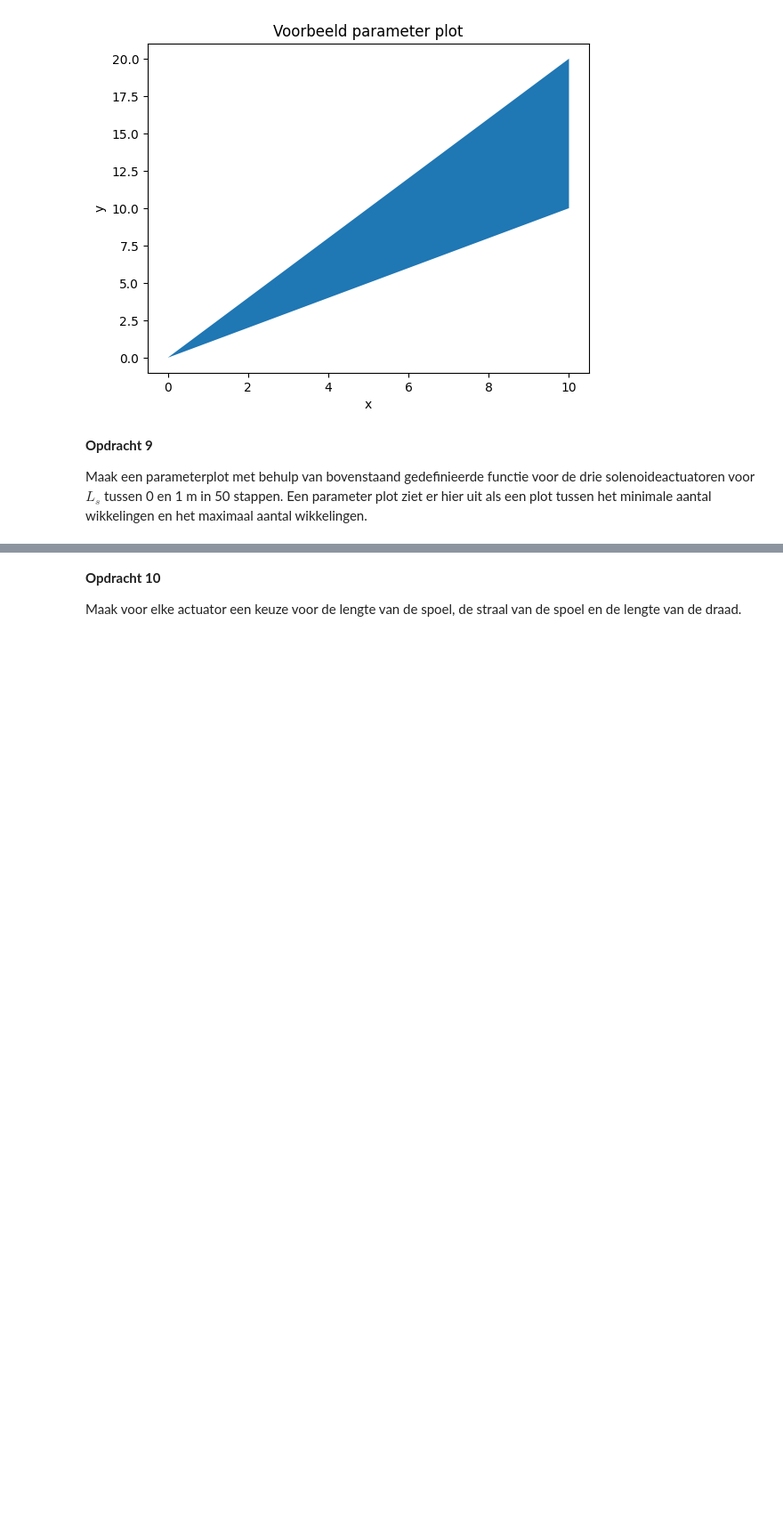
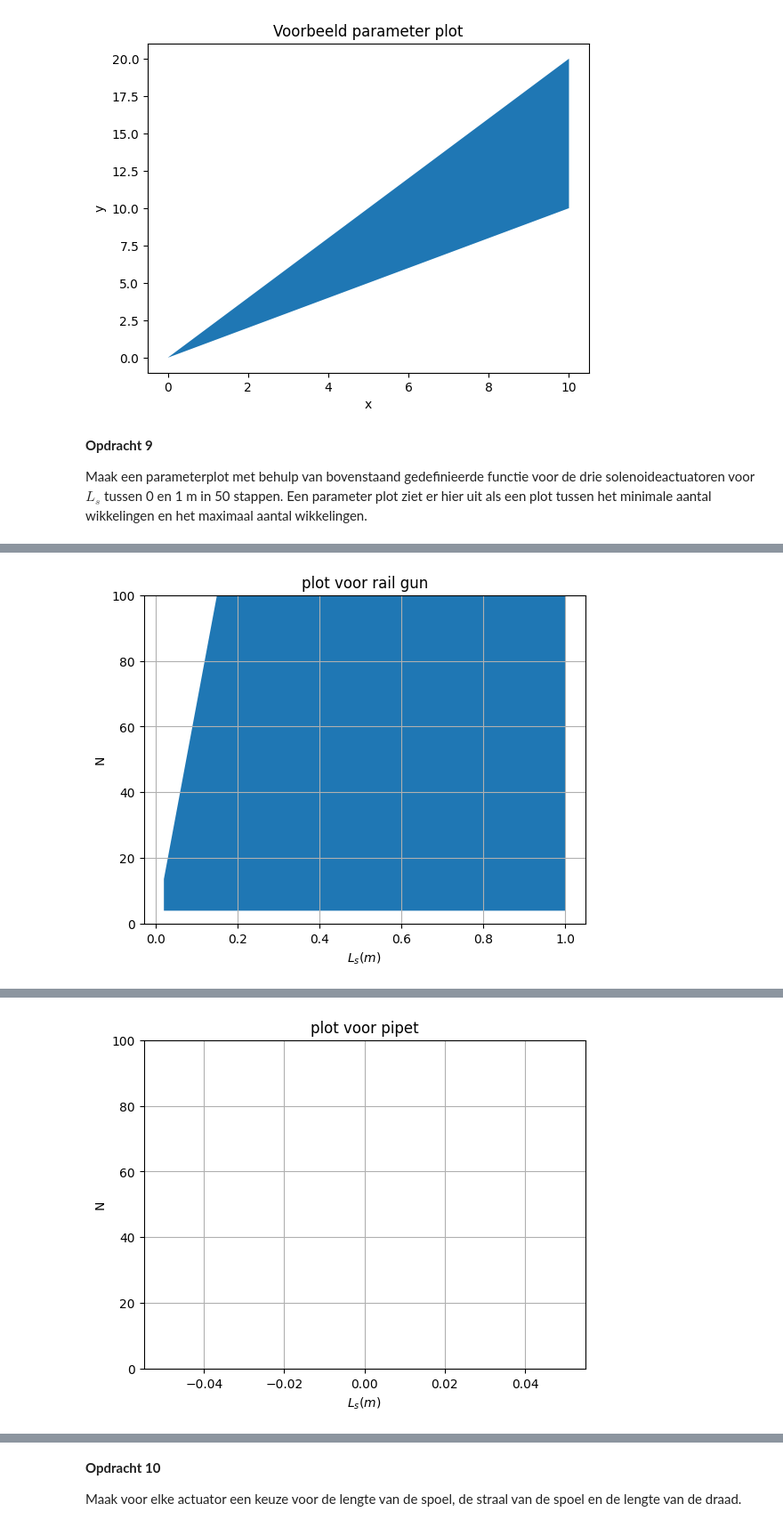
Before and after one commit to T-L-cc/opdrachten-DEF-D, a Jupyter notebook: 2KrachtactuatorOpdracht/KrachtactuatorOpdracht.ipynb, the cells around one changed output, grey strips where cells are left out. Shown at 89% size. Cells and saved outputs as stored; diff of their text form; code cells hidden in the pictures; blank space fills up the shorter version.

```diff
--- a/2KrachtactuatorOpdracht/KrachtactuatorOpdracht.ipynb
+++ b/2KrachtactuatorOpdracht/KrachtactuatorOpdracht.ipynb
@@ -141,17 +158,19 @@ Plaats hier een png met jullie eventuele analytische afleiding.
 # %%
 ### BEGIN SOLUTION
 
-def aantal_wikkelingen(relevante_parameters):
+def aantal_wikkelingen(F,r_s,I,mu_0,mu_r,L_s,diameter,l_d):
     # Voeg hieronder de formules voor het maximum en minimum aantal wikkelingen.
-    N_min =
-    N_max_1 =
-    N_max_2 =
+    N_min = np.sqrt(F/(np.pi*r_s*I**2*mu_0*(mu_r-1)))
+    N_max_1 = L_s/diameter
+    N_max_2 = l_d/(2*np.pi*r_s)
+
+
 
     N_max = min(N_max_1,N_max_2)
     if N_min > N_max: ## Als het ontwerp niet mogelijk is.
         print('The design with L_s =%2.f unit has no workable solution'%L_s)
         N_min = 'NaN'
         N_max = 'NaN'
-    N_max = max(N_max_1,N_max_2)
+
 
     return N_min, N_max
@@ -176,6 +193,66 @@ Text(0, 0.5, 'y')
 
 Maak een parameterplot met behulp van bovenstaand gedefinieerde functie voor de drie solenoideactuatoren voor $L_s$ tussen 0 en 1 m in 50 stappen. Een parameter plot ziet er hier uit als een plot tussen het minimale aantal wikkelingen en het maximaal aantal wikkelingen.
 # %%
-###
-###Jouw code hier###
-###
+L_s = np.linspace(0,1,50)
+mu_0 = 1.257e-6
+#we nemen de gemiddelde waarde voor mu_0 van ijzer die we konden vinden
+mu_r_Fe = 20000
+
+# aantal_wikkelingen(F,r_s,I,mu_0,mu_r,L_s,diameter,l_d,r_sol)
+
+l_d = draadlengte(12,180, 1.5e-3)
+
+#geweer
+ymin = np.zeros(len(L_s))
+ymax = np.zeros(len(L_s))
+
+for i in range(len(L_s)):
+    ymin[i], ymax[i] = aantal_wikkelingen(200,0.005,180,mu_0, mu_r_Fe, L_s[i], 1.5e-3, l_d)
+
+plt.figure(1)
+plt.title("plot voor rail gun")
+plt.fill_between(L_s, ymin, ymax)
+plt.xlabel('$L_s(m)$')
+plt.ylabel('N')
+plt.grid()
+plt.ylim(-0.1,100)
+plt.show()
+
+L_s = np.linspace(0,1,50)
+#pipet
+ymin2 = np.zeros(len(L_s))
+ymax2 = np.zeros(len(L_s))
+# I2 = 50e-3
+I3 = 0.5
+# l_d_2 = draadlengte(5,I2, 5e-5)
+l_d_2 = draadlengte(9,I3,1e-4)
+for i in range(len(L_s)):
+    ymin2[i], ymax2[i] = aantal_wikkelingen(5,0.01,I3,mu_0, mu_r_Fe, L_s[i], 5e-5, l_d_2)
+
+plt.figure(2)
+plt.title("plot voor pipet")
+plt.fill_between(L_s, ymin2, ymax2)
+plt.xlabel('$L_s(m)$')
+plt.ylabel('N')
+plt.grid()
+plt.ylim(-0.1,100)
+plt.show()
+
+L_s = np.linspace(0,1,50)
+#slot
+ymin3 = np.zeros(len(L_s))
+ymax3 = np.zeros(len(L_s))
+I3 = 0.5
+l_d_3 = draadlengte(9,I3,1e-4)
+for i in range(len(L_s)):
+    ymin3[i], ymax3[i] = aantal_wikkelingen(40,0.01,I3,mu_0, mu_r_Fe, L_s[i], 1e-4, l_d_3)
+
+plt.figure(3)
+plt.title("plot voor slot")
+plt.fill_between(L_s, ymin3, ymax3)
+plt.xlabel('$L_s(m)$')
+plt.ylabel('N')
+plt.grid()
+plt.ylim(-0.1,100)
+plt.show()
+# %% [output]
@@ -181,0 +261 @@ Maak een parameterplot met behulp van bovenstaand gedefinieerde functie voor de
+[figure, added]
@@ -181,0 +279 @@ Maak een parameterplot met behulp van bovenstaand gedefinieerde functie voor de
+[figure, added]
```
Also changed, not shown: parts of 5 cells of this notebook.
